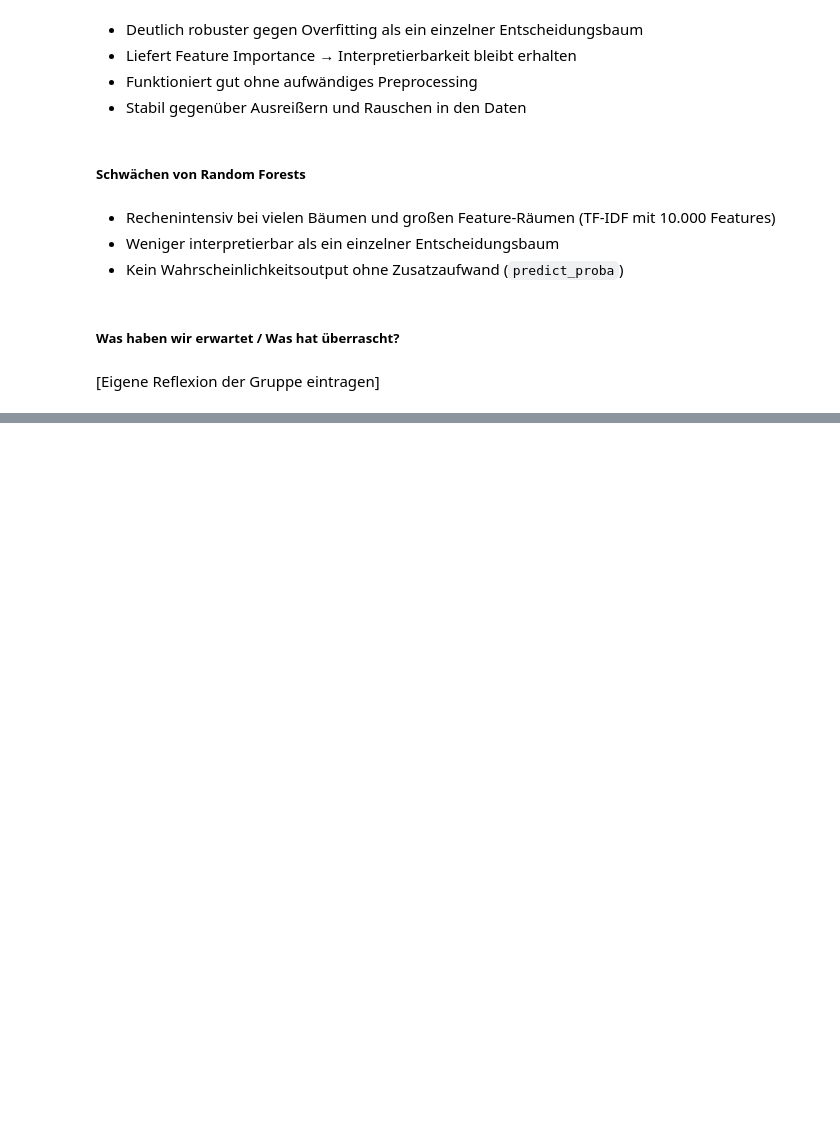
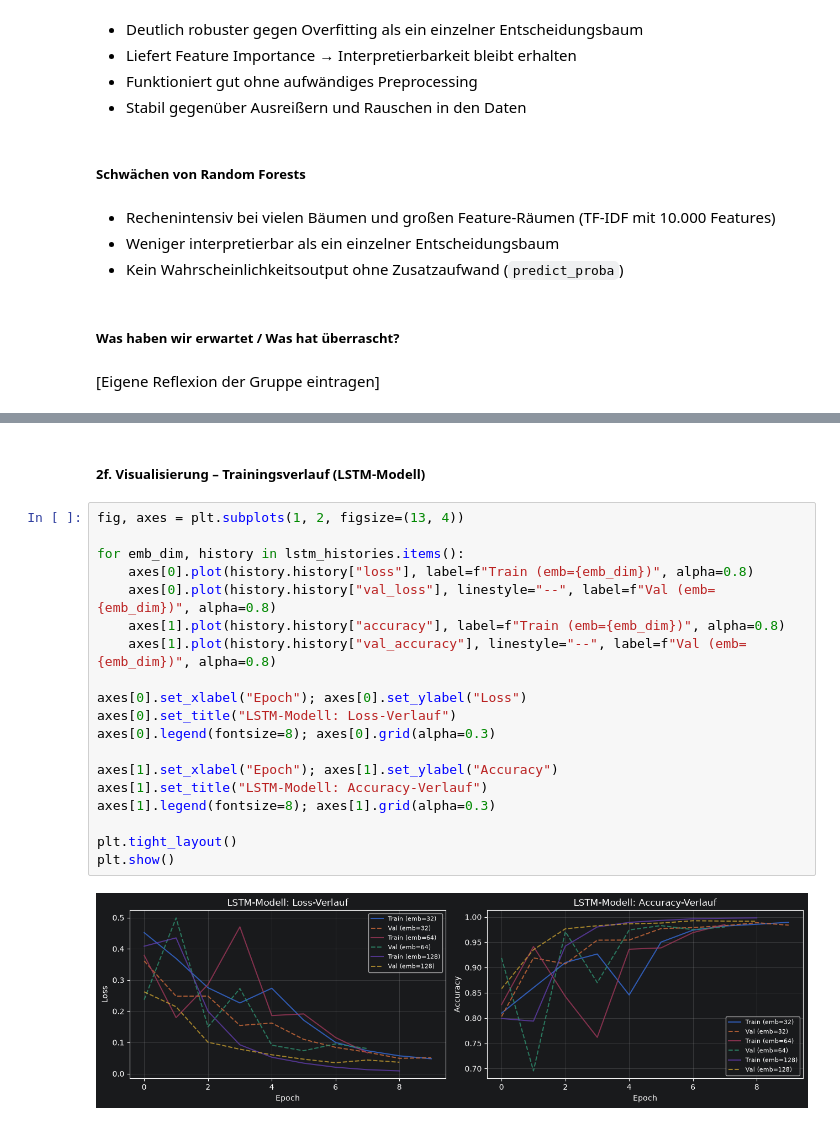
Before and after one commit to TheAmarok/Neue-Konzepte-Gruppe-9, a Jupyter notebook: Notebook_Abgabeversion.ipynb, the cells around one changed output, grey strips where cells are left out. Drawn from its saved outputs; the diff is of its cells as text; blank space fills up the shorter version.

```diff
--- a/Notebook_Abgabeversion.ipynb
+++ b/Notebook_Abgabeversion.ipynb
@@ -2714,0 +3128,23 @@ Scores je Fold: [np.float64(0.9842), np.float64(0.9829), np.float64(0.984), np.f
+# %% [markdown]
+##### 2f. Visualisierung – Trainingsverlauf (LSTM-Modell)
+# %%
+fig, axes = plt.subplots(1, 2, figsize=(13, 4))
+
+for emb_dim, history in lstm_histories.items():
+    axes[0].plot(history.history["loss"], label=f"Train (emb={emb_dim})", alpha=0.8)
+    axes[0].plot(history.history["val_loss"], linestyle="--", label=f"Val (emb={emb_dim})", alpha=0.8)
+    axes[1].plot(history.history["accuracy"], label=f"Train (emb={emb_dim})", alpha=0.8)
+    axes[1].plot(history.history["val_accuracy"], linestyle="--", label=f"Val (emb={emb_dim})", alpha=0.8)
+
+axes[0].set_xlabel("Epoch"); axes[0].set_ylabel("Loss")
+axes[0].set_title("LSTM-Modell: Loss-Verlauf")
+axes[0].legend(fontsize=8); axes[0].grid(alpha=0.3)
+
+axes[1].set_xlabel("Epoch"); axes[1].set_ylabel("Accuracy")
+axes[1].set_title("LSTM-Modell: Accuracy-Verlauf")
+axes[1].legend(fontsize=8); axes[1].grid(alpha=0.3)
+
+plt.tight_layout()
+plt.show()
+# %% [output]
+[figure, added]
```
Also changed, not shown: parts of 52 cells of this notebook.
